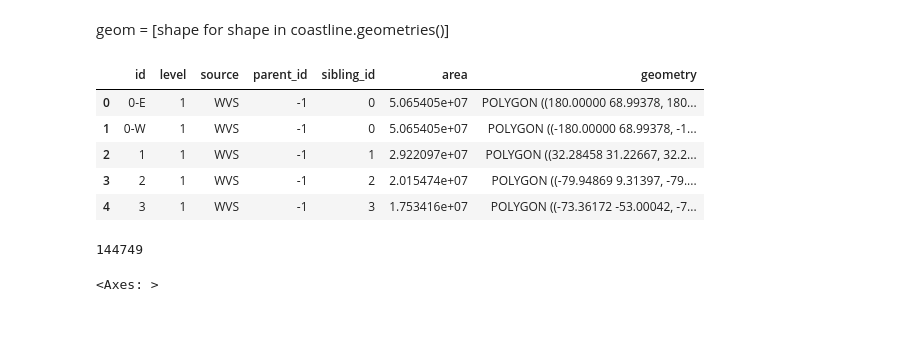
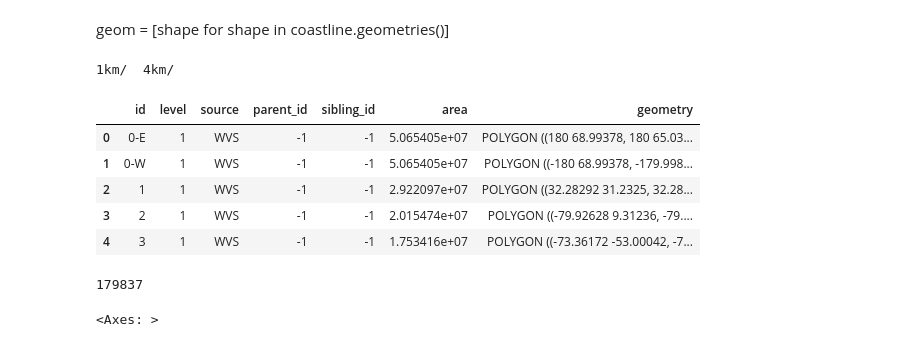
Before and after one commit to andypbarrett/rain_on_snow_database, a Jupyter notebook: notebooks/make_mask_with_geopandas.ipynb, the cells around one changed output. Drawn from its saved outputs; the diff is of its cells as text; code cells hidden in the pictures.

```diff
--- a/notebooks/make_mask_with_geopandas.ipynb
+++ b/notebooks/make_mask_with_geopandas.ipynb
@@ -20,21 +27,25 @@ def get_clip_box(this_point, resolution, nx, ny):
     dx, dy = resolution
     clip_box = [gx-(dx*nx), gy-(dy*ny), gx+(dx*nx), gy+(dy*ny)]
     return clip_box
+# %%
+ls /media/apbarret/andypbarrett_work/Data/IMS_Daily_NorthernHemisphere_Snow/original/
+# %% [output]
+1km/  4km/
 # %%
-filepath = "/home/apbarret/Data/GSHHG/GSHHS_shp/h/GSHHS_h_L1.shp"
+filepath = "/home/apbarret/Data/GSHHG/GSHHS_shp/f/GSHHS_f_L1.shp"
 gdf = gpd.read_file(filepath)
 gdf.head()
 # %% [output]
 |  | id | level | source | parent_id | sibling_id | area | geometry |
-| 0 | 0-E | 1 | WVS | -1 | 0 | 5.065405e+07 | POLYGON ((180.00000 68.99378, 180... |
-| 1 | 0-W | 1 | WVS | -1 | 0 | 5.065405e+07 | POLYGON ((-180.00000 68.99378, -1... |
-| 2 | 1 | 1 | WVS | -1 | 1 | 2.922097e+07 | POLYGON ((32.28458 31.22667, 32.2... |
-| 3 | 2 | 1 | WVS | -1 | 2 | 2.015474e+07 | POLYGON ((-79.94869 9.31397, -79.... |
-| 4 | 3 | 1 | WVS | -1 | 3 | 1.753416e+07 | POLYGON ((-73.36172 -53.00042, -7... |
+| 0 | 0-E | 1 | WVS | -1 | -1 | 5.065405e+07 | POLYGON ((180 68.99378, 180 65.03... |
+| 1 | 0-W | 1 | WVS | -1 | -1 | 5.065405e+07 | POLYGON ((-180 68.99378, -179.998... |
+| 2 | 1 | 1 | WVS | -1 | -1 | 2.922097e+07 | POLYGON ((32.28292 31.2325, 32.28... |
+| 3 | 2 | 1 | WVS | -1 | -1 | 2.015474e+07 | POLYGON ((-79.92628 9.31236, -79.... |
+| 4 | 3 | 1 | WVS | -1 | -1 | 1.753416e+07 | POLYGON ((-73.36172 -53.00042, -7... |
 # %%
 len(gdf)
 # %% [output]
-144749
+179837
 # %%
 gdf.plot()
 # %% [output]
```
Also changed, not shown: parts of 19 cells of this notebook.
